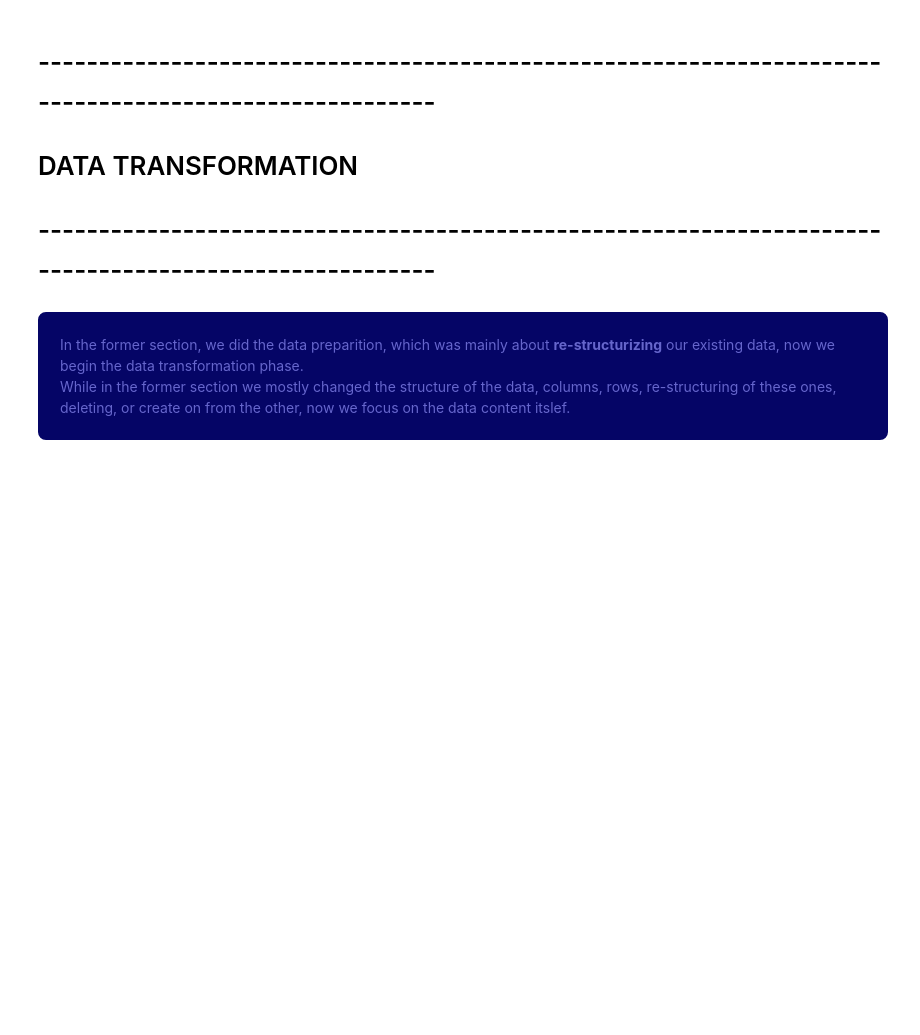
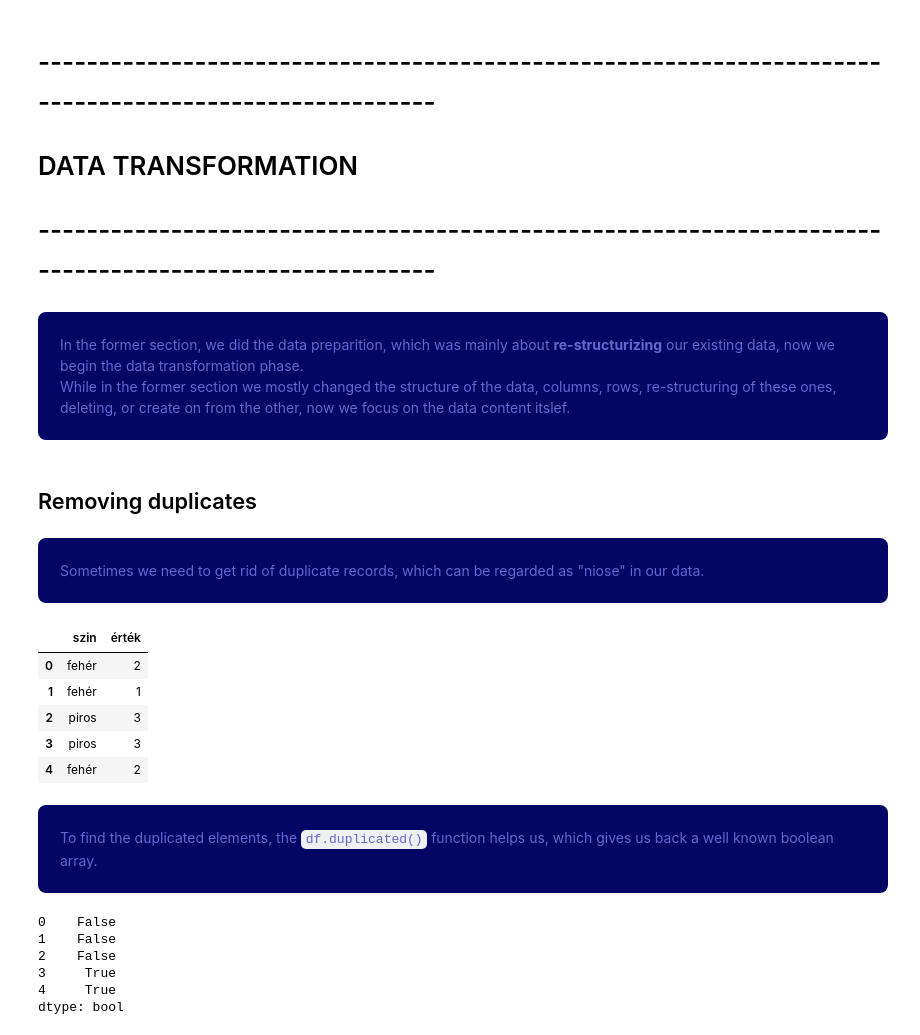
Before and after one commit to steingartpeter/ANACONDA, a Jupyter notebook: MYSQL_PANDAS_MERGE.ipynb, the cells around one changed output. Drawn from its saved outputs; the diff is of its cells as text; code cells hidden in the pictures; blank space fills up the shorter version.

```diff
--- a/MYSQL_PANDAS_MERGE.ipynb
+++ b/MYSQL_PANDAS_MERGE.ipynb
@@ -180,3 +252,34 @@ While in the case of drop, it is the contrary, you need to assign the rsult of t
 In the former section, we did the data preparition, which was mainly about <b>re-structurizing</b> our existing data, now we begin the data transformation phase.<br>
 While in the former section we mostly changed the structure of the data, columns, rows, re-structuring of these ones, deleting, or create on from the other, now we focus on the data content itslef.
 </p>
+# %% [markdown]
+## Removing duplicates
+# %% [markdown]
+<p style="color:#6666CC;background-color:#050566;padding:18px;border:4px solid #050566;border-radius:8px;box-shadow:4px 4px 8px #050505;">
+Sometimes we need to get rid of duplicate records, which can be regarded as "niose" in our data.
+</p>
+# %%
+dFrm = pd.DataFrame({'szin':['fehér','fehér','piros','piros','fehér'],
+                    'érték':[2,1,3,3,2]})
+# %%
+dFrm
+# %% [output]
+|  | szin | érték |
+| 0 | fehér | 2 |
+| 1 | fehér | 1 |
+| 2 | piros | 3 |
+| 3 | piros | 3 |
+| 4 | fehér | 2 |
+# %% [markdown]
+<p style="color:#6666CC;background-color:#050566;padding:18px;border:4px solid #050566;border-radius:8px;box-shadow:4px 4px 8px #050505;">
+To find the duplicated elements, the <code>df.duplicated()</code> function helps us, which gives us back a well known boolean array.
+</p>
+# %%
+dFrm.duplicated()
+# %% [output]
+0    False
+1    False
+2    False
+3     True
+4     True
+dtype: bool
```
Also changed, not shown: parts of 24 cells of this notebook.
